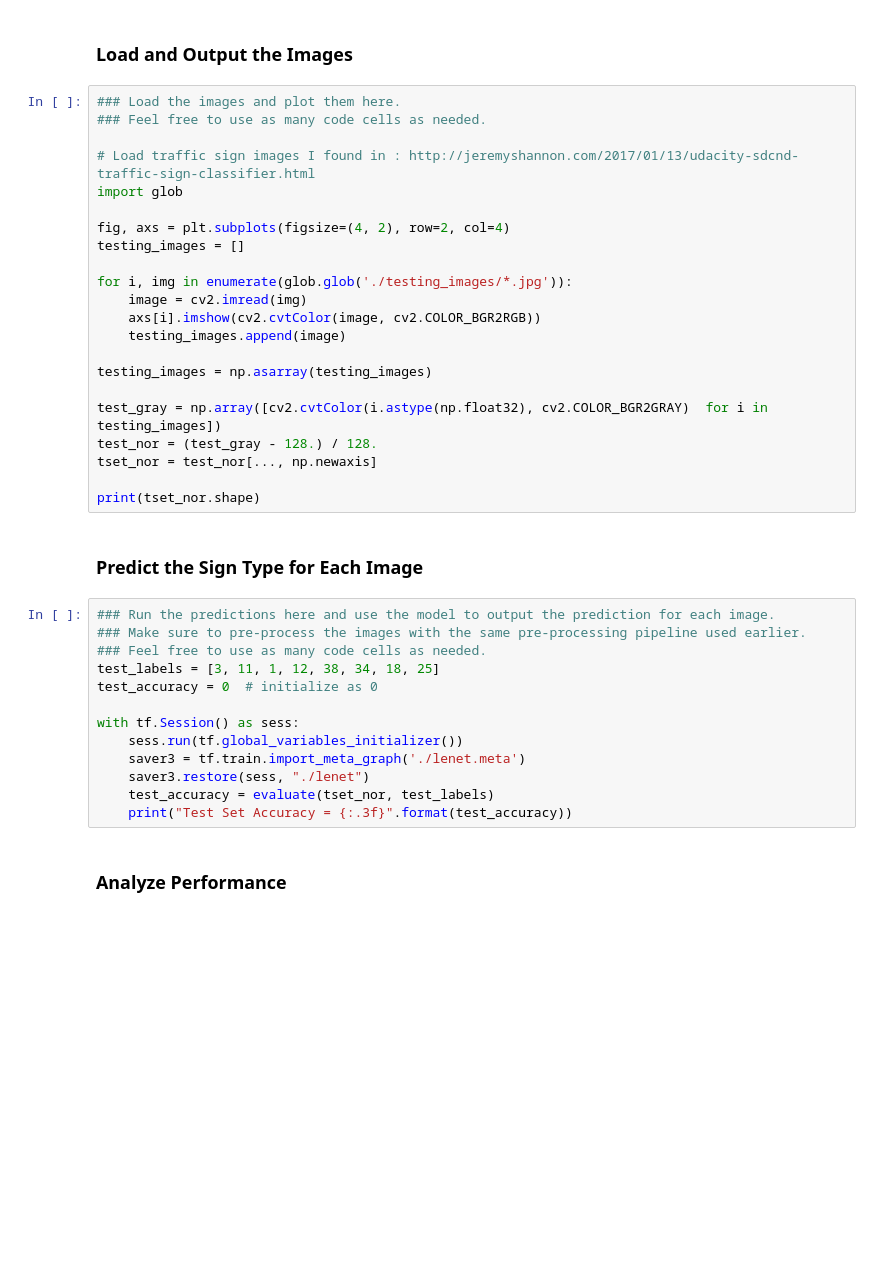
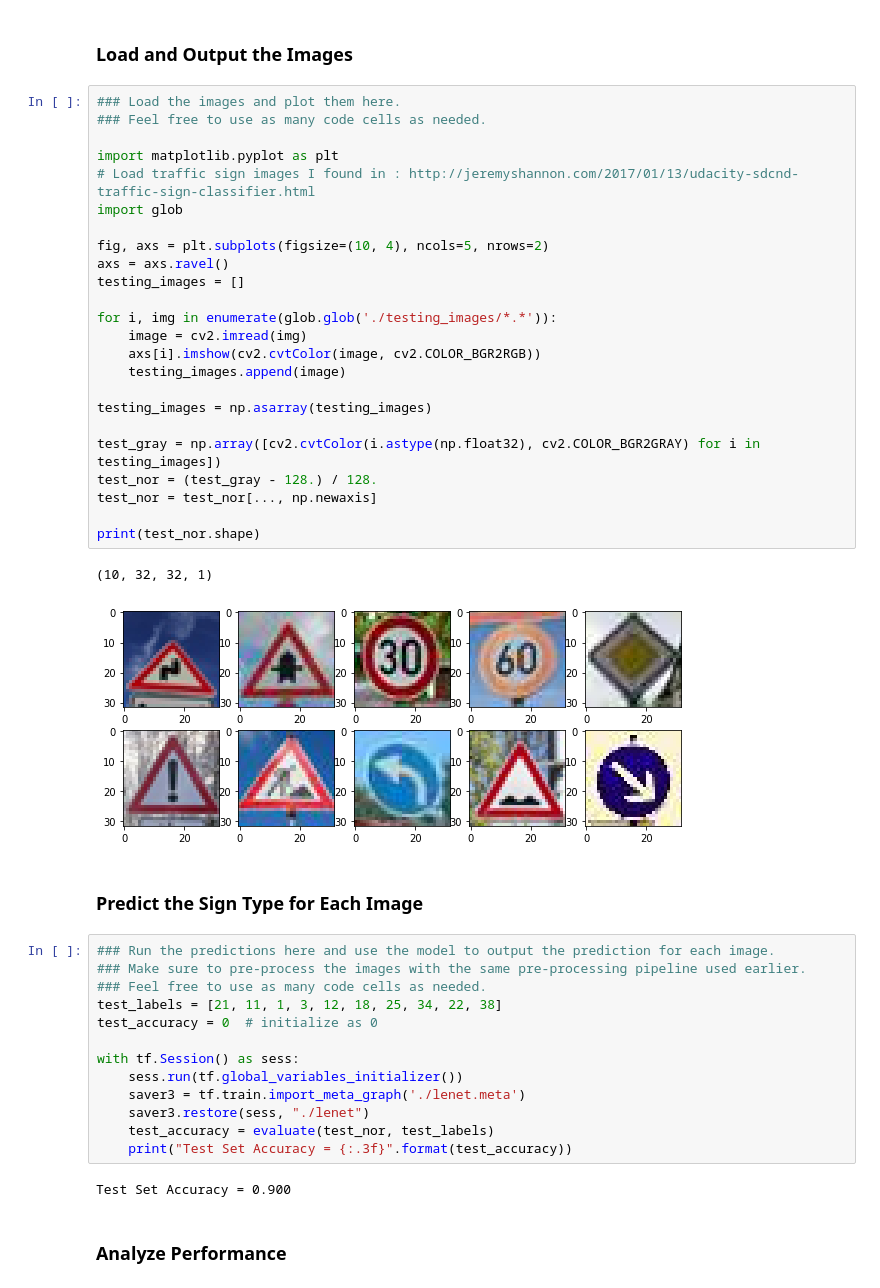
Before and after one commit to RobinCPC/CarND-Traffic-Sign-Classifier-Project, a Jupyter notebook: Traffic_Sign_Classifier.ipynb, the cells around one changed output. Drawn from its saved outputs; the diff is of its cells as text; blank space fills up the shorter version.

```diff
--- a/Traffic_Sign_Classifier.ipynb
+++ b/Traffic_Sign_Classifier.ipynb
@@ -554,40 +448,47 @@ You may find `signnames.csv` useful as it contains mappings from the class id (i
 # %%
 ### Load the images and plot them here.
 ### Feel free to use as many code cells as needed.
 
+import matplotlib.pyplot as plt
 # Load traffic sign images I found in : http://jeremyshannon.com/2017/01/13/udacity-sdcnd-traffic-sign-classifier.html
 import glob
 
-fig, axs = plt.subplots(figsize=(4, 2), row=2, col=4)
+fig, axs = plt.subplots(figsize=(10, 4), ncols=5, nrows=2)
+axs = axs.ravel()
 testing_images = []
 
-for i, img in enumerate(glob.glob('./testing_images/*.jpg')):
+for i, img in enumerate(glob.glob('./testing_images/*.*')):
     image = cv2.imread(img)
     axs[i].imshow(cv2.cvtColor(image, cv2.COLOR_BGR2RGB))
     testing_images.append(image)
 
 testing_images = np.asarray(testing_images)
 
-test_gray = np.array([cv2.cvtColor(i.astype(np.float32), cv2.COLOR_BGR2GRAY)  for i in testing_images])
+test_gray = np.array([cv2.cvtColor(i.astype(np.float32), cv2.COLOR_BGR2GRAY) for i in testing_images])
 test_nor = (test_gray - 128.) / 128.
-tset_nor = test_nor[..., np.newaxis]
+test_nor = test_nor[..., np.newaxis]
 
-print(tset_nor.shape)
+print(test_nor.shape)
+# %% [output]
+(10, 32, 32, 1)
+[figure, added]
 # %% [markdown]
 ### Predict the Sign Type for Each Image
 # %%
 ### Run the predictions here and use the model to output the prediction for each image.
 ### Make sure to pre-process the images with the same pre-processing pipeline used earlier.
 ### Feel free to use as many code cells as needed.
-test_labels = [3, 11, 1, 12, 38, 34, 18, 25]
+test_labels = [21, 11, 1, 3, 12, 18, 25, 34, 22, 38]
 test_accuracy = 0  # initialize as 0
 
 with tf.Session() as sess:
     sess.run(tf.global_variables_initializer())
     saver3 = tf.train.import_meta_graph('./lenet.meta')
     saver3.restore(sess, "./lenet")
-    test_accuracy = evaluate(tset_nor, test_labels)
+    test_accuracy = evaluate(test_nor, test_labels)
     print("Test Set Accuracy = {:.3f}".format(test_accuracy))
+# %% [output]
+Test Set Accuracy = 0.900
 # %% [markdown]
 ### Analyze Performance
 # %%
```
Also changed, not shown: parts of 13 cells of this notebook.
